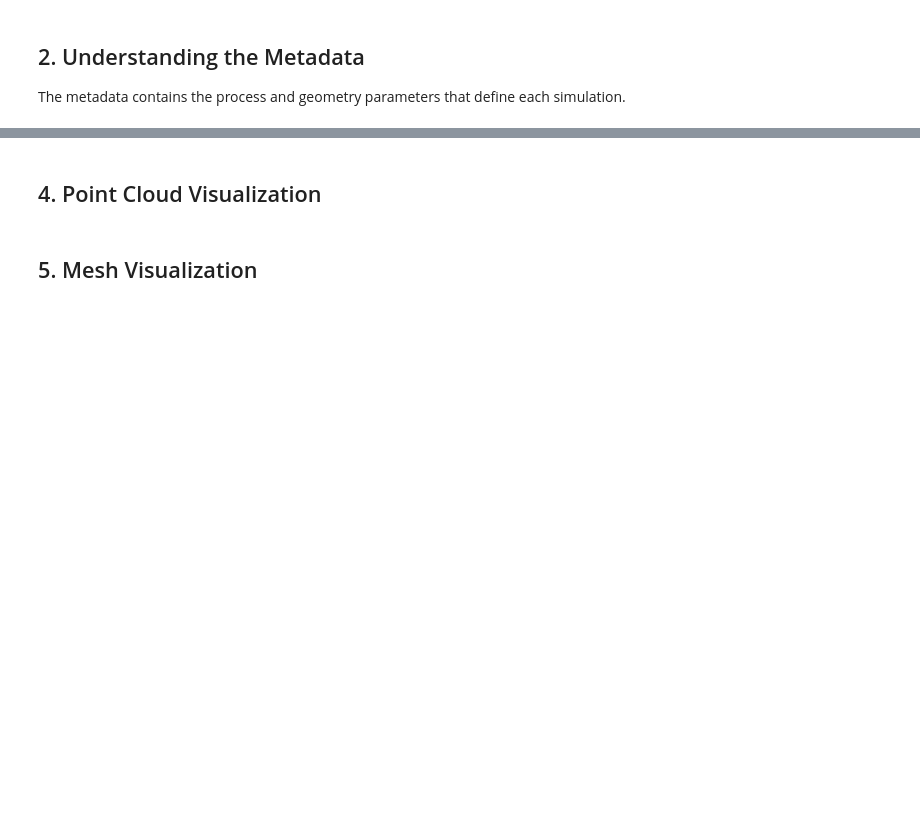
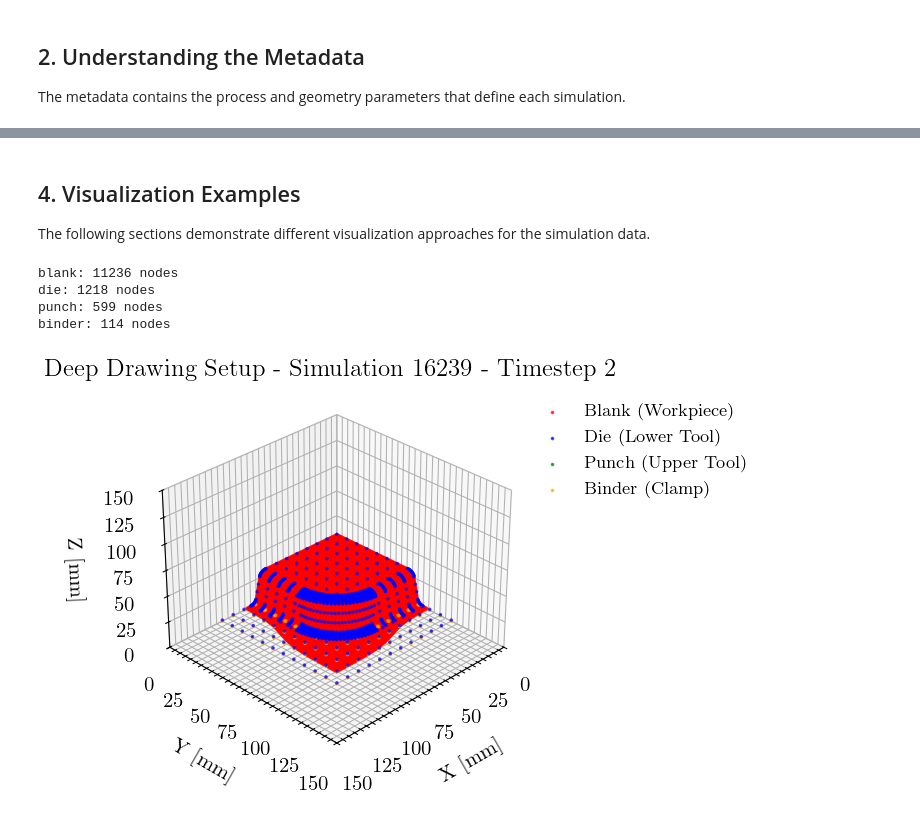
Before and after one commit to BaumSebastian/DDACS, a Jupyter notebook: examples/dataset_demo.ipynb, the cells around one changed output, grey strips where cells are left out. Drawn from its saved outputs; the diff is of its cells as text; code cells hidden in the pictures; blank space fills up the shorter version.

Commit message:
removed unused plotting and release first stable version with examples

```diff
--- a/examples/dataset_demo.ipynb
+++ b/examples/dataset_demo.ipynb
@@ -52,7 +70,7 @@ dataset = DDACSDataset(data_dir, "h5")
 print(f"Loaded {len(dataset)} simulations")
 
 # Get a sample simulation
-sim_id, metadata, h5_path = dataset[0]
+sim_id, metadata, h5_path = dataset[200]
 print(f"Sample simulation: {sim_id}")
-print(f"File: {h5_path.name}")
+print(f"File: {h5_path}")
 print(f"Metadata: {metadata}")
@@ -140,2 +201,0 @@ with h5py.File(h5_path, 'r') as f:
-# %% [markdown]
-## 4. Point Cloud Visualization
@@ -157,0 +202,4 @@ plt.show()
+# %% [markdown]
+## 4. Visualization Examples
+
+The following sections demonstrate different visualization approaches for the simulation data.
@@ -158,30 +236,32 @@ plt.show()
 # %%
 # Visualize complete forming setup
-fig = plt.figure(figsize=(12, 9))
+fig = plt.figure(figsize=FIGURE_SIZE, dpi=FIGURE_DPI)
 ax = fig.add_subplot(111, projection='3d')
 
-# Component colors following manufacturing convention
-component_info = {
-    'blank': {'color': 'red', 'name': 'Blank (Workpiece)'},
-    'die': {'color': 'blue', 'name': 'Die (Lower Tool)'},
-    'punch': {'color': 'green', 'name': 'Punch (Upper Tool)'},
-    'binder': {'color': 'orange', 'name': 'Binder (Clamp)'}
-}
-
-for component, info in component_info.items():
+for component in COMPONENT_COLORS.keys():
     try:
-        coords = extract_point_cloud(h5_path, component, timestep=0)
+        coords = extract_point_cloud(h5_path, component, timestep=TIMESTEP_MAX_FORMING)
         ax.scatter(coords[:, 0], coords[:, 1], coords[:, 2],
-                  c=info['color'], label=info['name'], s=0.5, alpha=0.7)
+                  c=COMPONENT_COLORS[component], label=COMPONENT_NAMES[component],
+                  s=0.5, alpha=0.7)
         print(f"{component}: {coords.shape[0]} nodes")
     except Exception as e:
         print(f"Could not load {component}: {e}")
 
-ax.set_title(f'Deep Drawing Setup - Simulation {sim_id}')
+ax.set_title(f'Deep Drawing Setup - Simulation {sim_id} - Timestep {TIMESTEP_MAX_FORMING}')
 ax.set_xlabel('X [mm]')
 ax.set_ylabel('Y [mm]')
 ax.set_zlabel('Z [mm]')
-ax.legend()
+ax.set_xlim(AXIS_LIMITS)
+ax.set_ylim(AXIS_LIMITS)
+ax.set_zlim(AXIS_LIMITS)
+ax.view_init(VIEW_ELEVATION, VIEW_AZIMUTH)
+ax.legend(bbox_to_anchor=(1, 1), loc='upper left', fontsize='small')
+plt.tight_layout()
 plt.show()
+# %% [output]
+blank: 11236 nodes
+die: 1218 nodes
+punch: 599 nodes
+binder: 114 nodes
+[figure, added]
-# %% [markdown]
-## 5. Mesh Visualization
```
Also changed, not shown: parts of 18 cells of this notebook, 2 other files.
